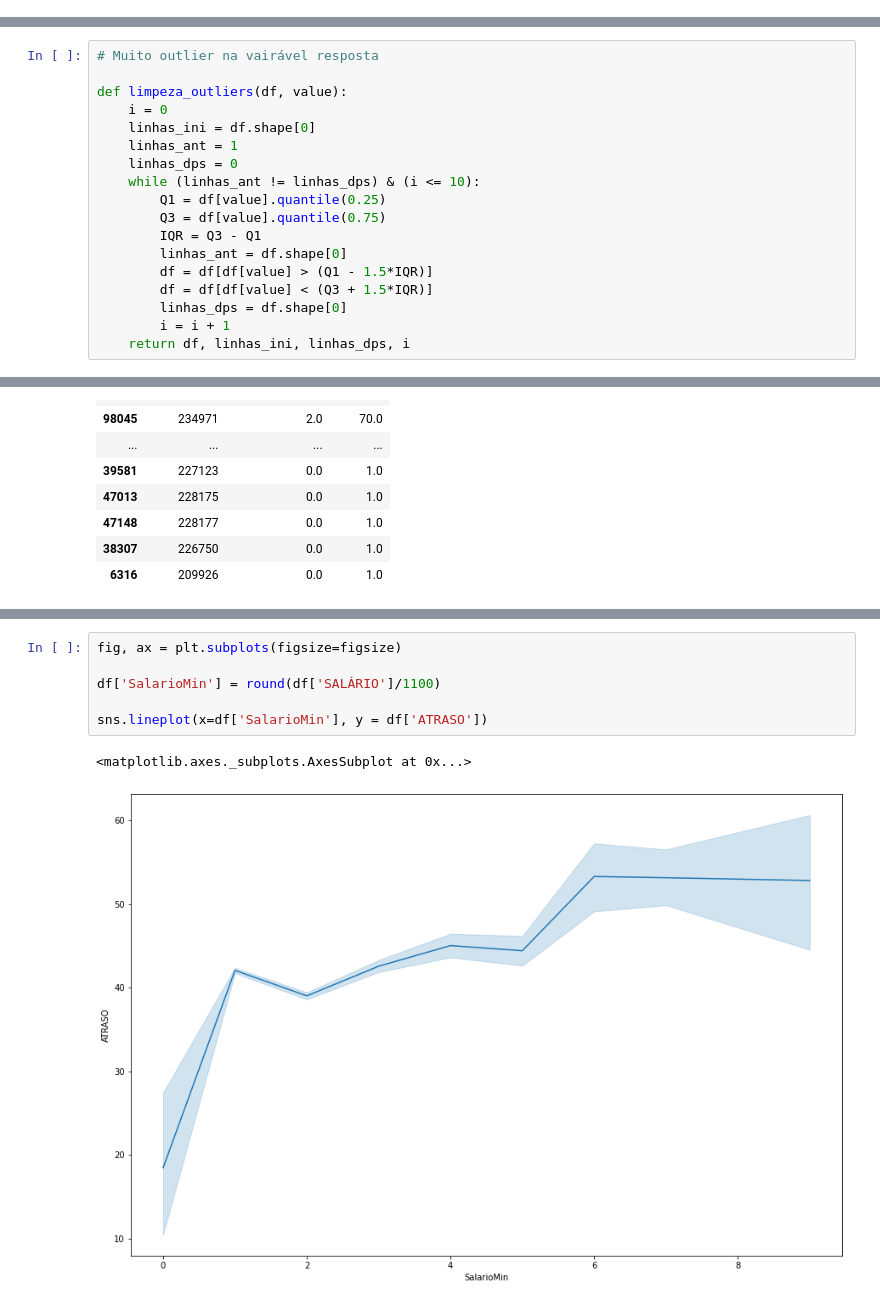
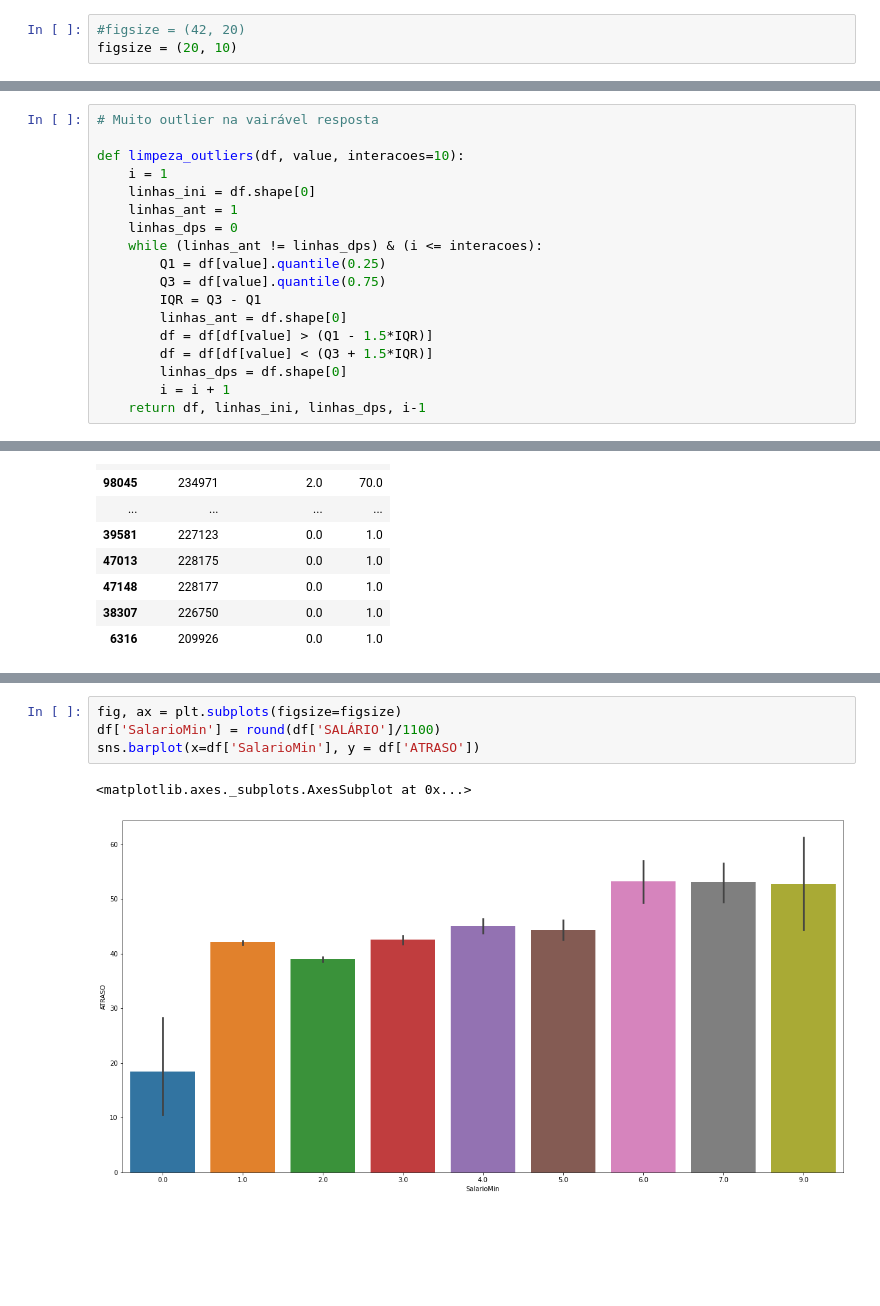
Before and after one commit to GDods/HachathonFiap, a Jupyter notebook: AnaliseVariavel.ipynb, the cells around one changed output, grey strips where cells are left out. Drawn from its saved outputs; the diff is of its cells as text; blank space fills up the shorter version.

```diff
--- a/AnaliseVariavel.ipynb
+++ b/AnaliseVariavel.ipynb
@@ -12,3 +10,6 @@ figsize = (15, 10)
+# %%
+#figsize = (42, 20)
+figsize = (20, 10)
 # %%
 df = pd.read_csv(r'BD Tratado\baseFim.csv',sep=';')
 df.info()
@@ -48,12 +49,12 @@ sns.boxplot(df['ATRASO'])
 # %%
 # Muito outlier na vairável resposta
 
-def limpeza_outliers(df, value):
-    i = 0
+def limpeza_outliers(df, value, interacoes=10):
+    i = 1
     linhas_ini = df.shape[0]
     linhas_ant = 1
     linhas_dps = 0
-    while (linhas_ant != linhas_dps) & (i <= 10):
+    while (linhas_ant != linhas_dps) & (i <= interacoes):
         Q1 = df[value].quantile(0.25)
         Q3 = df[value].quantile(0.75)
         IQR = Q3 - Q1
@@ -62,7 +63,7 @@ def limpeza_outliers(df, value):
         df = df[df[value] < (Q3 + 1.5*IQR)]
         linhas_dps = df.shape[0]
         i = i + 1
-    return df, linhas_ini, linhas_dps, i
+    return df, linhas_ini, linhas_dps, i-1
 # %%
 df, antes, depois, contagem = limpeza_outliers(df, 'ATRASO')
 print('linhas antes: ', antes)
@@ -197,9 +198,7 @@ sns.lineplot(x=df['HORÁRIO FINAL'], y = df['ATRASO'])
 # %%
 fig, ax = plt.subplots(figsize=figsize)
-
 df['SalarioMin'] = round(df['SALÁRIO']/1100)
-
-sns.lineplot(x=df['SalarioMin'], y = df['ATRASO'])
+sns.barplot(x=df['SalarioMin'], y = df['ATRASO'])
 # %% [output]
 <matplotlib.axes._subplots.AxesSubplot at 0x...>
-[figure, old version]
+[figure, new version]
```
Also changed, not shown: parts of 15 cells of this notebook, 5 other files.
